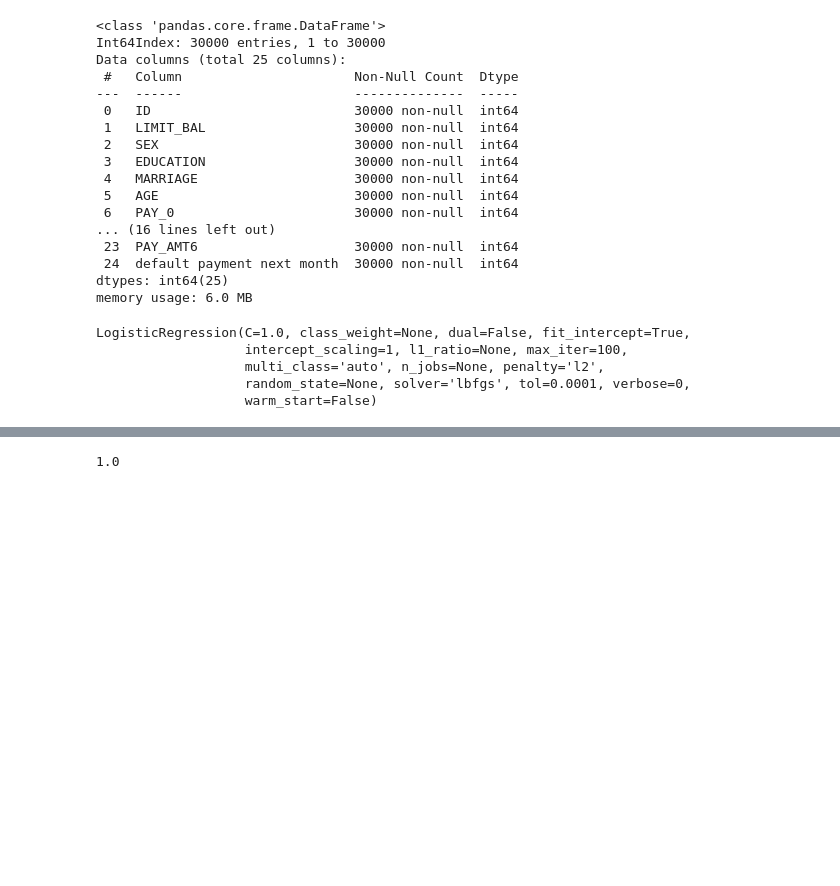
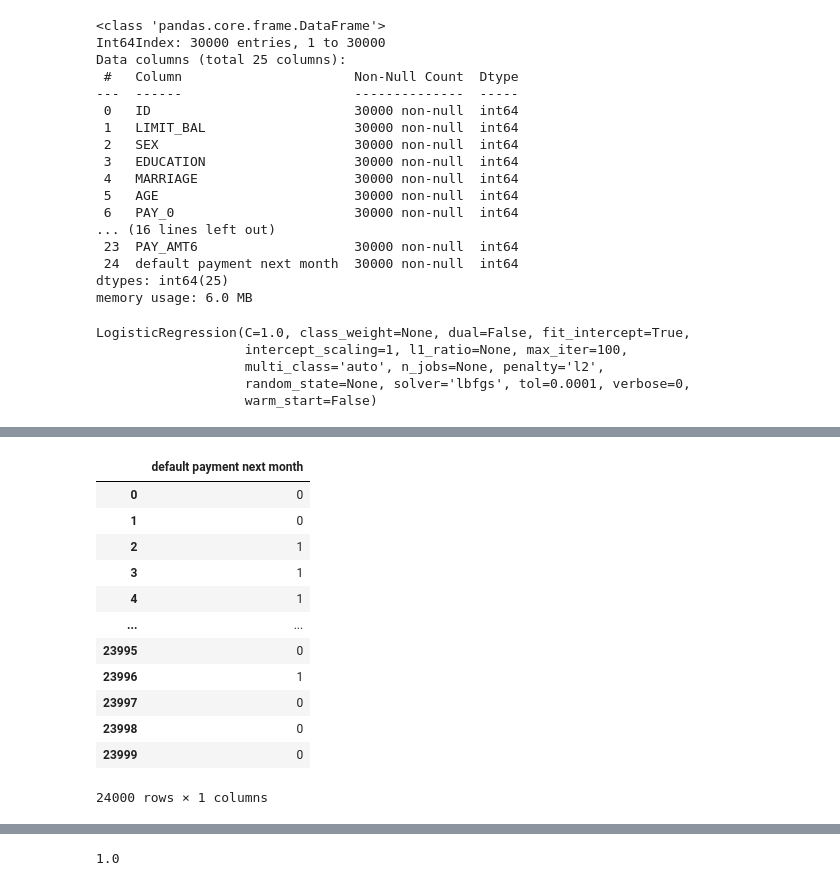
Before and after one commit to shivakumar17/Credit-Card-Default-Prediction, a Jupyter notebook: Credit_Card_Default_Prediction_Capstone_Project.ipynb, the cells around one changed output, grey strips where cells are left out. Drawn from its saved outputs; the diff is of its cells as text; code cells hidden in the pictures; blank space fills up the shorter version.

```diff
--- a/Credit_Card_Default_Prediction_Capstone_Project.ipynb
+++ b/Credit_Card_Default_Prediction_Capstone_Project.ipynb
@@ -275,0 +309,18 @@ test_accuracy = accuracy_score(Ytest,log.predict(Xtest))
+# %%
+target=Ytrain.reset_index()
+target.drop(columns='index',inplace=True)
+target
+# %% [output]
+|  | default payment next month |
+| 0 | 0 |
+| 1 | 0 |
+| 2 | 1 |
+| 3 | 1 |
+| 4 | 1 |
+| ... | ... |
+| 23995 | 0 |
+| 23996 | 1 |
+| 23997 | 0 |
+| 23998 | 0 |
+| 23999 | 0 |
+24000 rows × 1 columns
```
Also changed, not shown: parts of 8 cells of this notebook.
